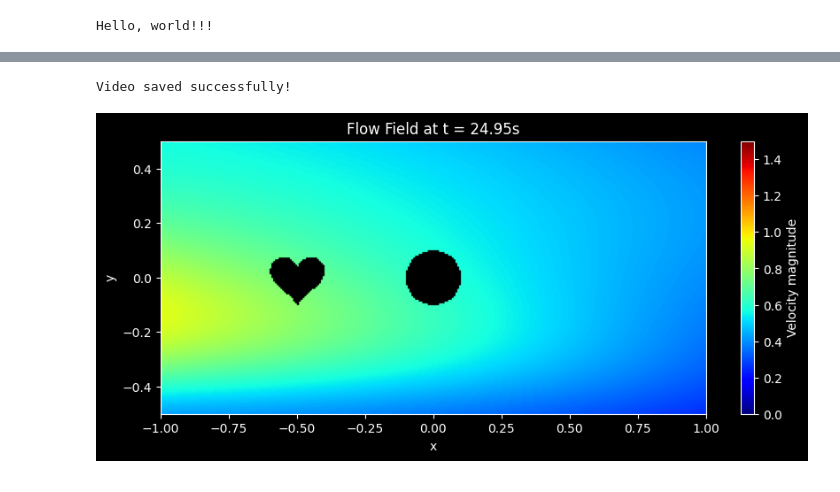
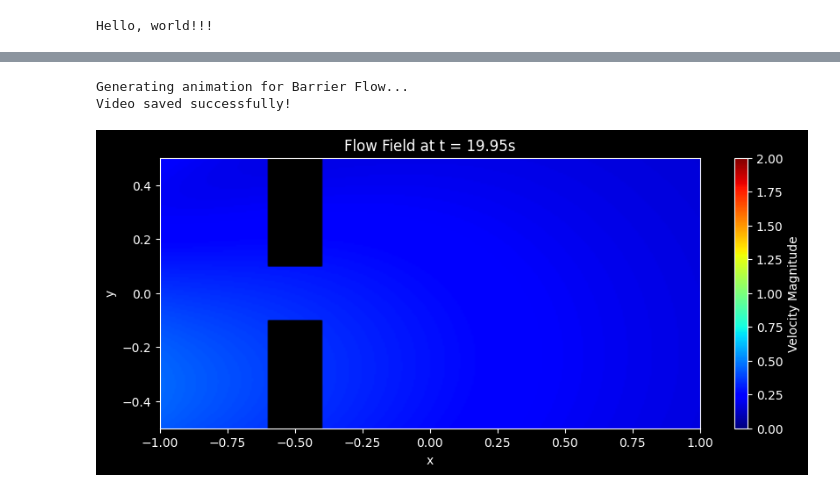
Before and after one commit to Andreea720/challenge_Navier_Stokes_ResNet, a Jupyter notebook: navier_stokes.ipynb, the cells around one changed output, grey strips where cells are left out. Drawn from its saved outputs; the diff is of its cells as text; code cells hidden in the pictures.

Commit message:
Creating barriers so the visibility of the liquid is more obvious

```diff
--- a/navier_stokes.ipynb
+++ b/navier_stokes.ipynb
@@ -110,16 +110,12 @@ bc_inlet_v = dde.DirichletBC(geom, lambda X: 0.0, boundary_inlet, component=1)
 bc_outlet_p = dde.DirichletBC(geom, lambda X: 0.0, boundary_outlet, component=2)
 bc_outlet_v = dde.DirichletBC(geom, lambda X: 0.0, boundary_outlet, component=1)
 # %%
-# Define PDE system
+# Define PDE system (Standard Navier-Stokes)
 def pde(X, Y):
-    # X now has 3 columns: [x, y, t]
-    # Y has 3 columns: [u, v, p]
-
-    # NEW: Time derivatives
+    # X = [x, y, t], Y = [u, v, p]
     du_t = dde.grad.jacobian(Y, X, i=0, j=2)
     dv_t = dde.grad.jacobian(Y, X, i=1, j=2)
 
-    # Existing Spatial derivatives
     du_x = dde.grad.jacobian(Y, X, i=0, j=0)
     du_y = dde.grad.jacobian(Y, X, i=0, j=1)
     dv_x = dde.grad.jacobian(Y, X, i=1, j=0)
@@ -132,12 +128,14 @@ def pde(X, Y):
     dv_xx = dde.grad.hessian(Y, X, component=1, i=0, j=0)
     dv_yy = dde.grad.hessian(Y, X, component=1, i=1, j=1)
 
-    # Momentum equations now include du_t and dv_t
     pde_u = du_t + Y[:, 0:1] * du_x + Y[:, 1:2] * du_y + 1 / rho * dp_x - (mu / rho) * (du_xx + du_yy)
     pde_v = dv_t + Y[:, 0:1] * dv_x + Y[:, 1:2] * dv_y + 1 / rho * dp_y - (mu / rho) * (dv_xx + dv_yy)
     pde_cont = du_x + dv_y
 
     return [pde_u, pde_v, pde_cont]
+
+ic_u = dde.IC(geom, lambda X: 0.0, lambda _, on_initial: on_initial, component=0)
+ic_v = dde.IC(geom, lambda X: 0.0, lambda _, on_initial: on_initial, component=1)
 # %%
 # Use TimePDE for time-dependent (transient) simulations
 data = dde.data.TimePDE(
@@ -149,7 +147,6 @@ data = dde.data.TimePDE(
         bc_inlet_u, bc_inlet_v,    # Left Inlet (Flow enters here)
         bc_outlet_p, bc_outlet_v,  # Right Outlet (Flow exits here)
         bc_obs_u, bc_obs_v,        # Obstacles (Heart & Cylinder)
-        bc_cylinder_u, bc_cylinder_v,
 
         # --- Initial Conditions (t=0) ---
         ic_u, ic_v                 # State of fluid at start
@@ -165,6 +162,6 @@ model = dde.Model(data, net)
 # %%
 # Compile and train
 model.compile("adam", lr=1e-3)
-losshistory, train_state = model.train(epochs=7000)
+losshistory, train_state = model.train(epochs=5000)
 # %% [output]
 Compiling model...
@@ -394,79 +369,82 @@ Setting up Robust Particle Simulation...
 import matplotlib.pyplot as plt
 from matplotlib.animation import FuncAnimation, FFMpegWriter
 import numpy as np
-from matplotlib.path import Path
+
+print("Generating animation for Barrier Flow...")
 
 # 1. Create the Regular Grid for Plotting
+# We create a new grid here to ensure clean shapes
 grid_x, grid_y = np.meshgrid(
     np.linspace(-L/2, L/2, 300),
     np.linspace(-D/2, D/2, 150)
 )
 
-# 2. Define the Obstacles (Heart & Cylinder)
-# Cylinder mask
-mask_cylinder = (grid_x**2 + grid_y**2) < 0.1**2
+# 2. Define the Barrier Masks (MUST match the geometry in Cell 1)
+# Barrier coordinates
+b_x_start, b_x_end = -0.6, -0.4
+b_gap = 0.2 / 2  # Half of the gap height (gap is 0.2)
 
-# Heart mask
-# Re-create the path using the points defined at the start of your script
-heart_path = Path(heart_points)
-points_flat = np.column_stack([grid_x.ravel(), grid_y.ravel()])
-mask_heart = heart_path.contains_points(points_flat).reshape(grid_x.shape)
+# Create boolean masks for the barriers
+mask_top = (grid_x >= b_x_start) & (grid_x <= b_x_end) & (grid_y >= b_gap)
+mask_bottom = (grid_x >= b_x_start) & (grid_x <= b_x_end) & (grid_y <= -b_gap)
 
-# Combine masks
-mask_total = mask_cylinder | mask_heart
+# Combine them into one mask
+mask_total = mask_top | mask_bottom
 
 # 3. Setup the Figure
 fig, ax = plt.subplots(figsize=(10, 4))
+ax.set_aspect('equal')
 ax.set_xlabel('x')
 ax.set_ylabel('y')
-ax.set_title("Transient Flow with Obstacles")
+ax.set_title("Transient Flow with Barrier (Vortex Generation)")
 
-# Initialize the plot with a placeholder (zeros)
-# We use vmin/vmax to keep colors consistent
+# Initialize the plot
 cax = ax.imshow(np.zeros_like(grid_x),
                 extent=(-L/2, L/2, -D/2, D/2),
-                origin='lower', cmap='jet', vmin=0, vmax=1.5)
-fig.colorbar(cax, ax=ax, label='Velocity magnitude')
+                origin='lower',
+                cmap='jet',
+                vmin=0, vmax=2.0, # Adjusted scale for jet flow
+                interpolation='bilinear')
+fig.colorbar(cax, ax=ax, label='Velocity Magnitude')
 
 # 4. The Animation Update Function
 def update(frame):
-    # Calculate current time (e.g., advancing 0.05s per frame)
+    # Calculate current time (advancing 0.05s per frame)
     current_t = frame * 0.05
 
-    # Create input coordinates for the whole grid at this specific time
-    # Input structure: [x, y, t]
+    # Create input coordinates for the whole grid
     t_column = np.full((grid_x.size, 1), current_t)
     X_predict = np.column_stack([grid_x.flatten(), grid_y.flatten(), t_column])
 
     # Predict velocity
     result = model.predict(X_predict)
     u = result[:, 0].reshape(grid_x.shape)
     v = result[:, 1].reshape(grid_x.shape)
     speed = np.sqrt(u**2 + v**2)
 
     # Apply the mask (Nan makes it white/transparent)
     speed[mask_total] = np.nan
 
     # Update the image
     cax.set_data(speed)
     ax.set_title(f"Flow Field at t = {current_t:.2f}s")
     return cax,
 
 # 5. Run and Save
-# Increase frames to see the flow evolve longer
-ani = FuncAnimation(fig, update, frames=500, interval=100, blit=False)
+ani = FuncAnimation(fig, update, frames=400, interval=50, blit=False)
 
 try:
     writer = FFMpegWriter(fps=20)
-    ani.save("flow_field_obstacles_fixed.mp4", writer=writer, dpi=200)
+    ani.save("flow_field_barrier.mp4", writer=writer, dpi=200)
     print("Video saved successfully!")
 except Exception as e:
-    print(f"Could not save video: {e}")
+    print(f"Could not save video (displaying instead): {e}")
 
 plt.show()
 # %% [output]
+Generating animation for Barrier Flow...
 Video saved successfully!
-[figure, old version]
+[figure, new version]
 # %%
 def update(frame):
     ax.clear()
```
Also changed, not shown: parts of 7 cells of this notebook.
